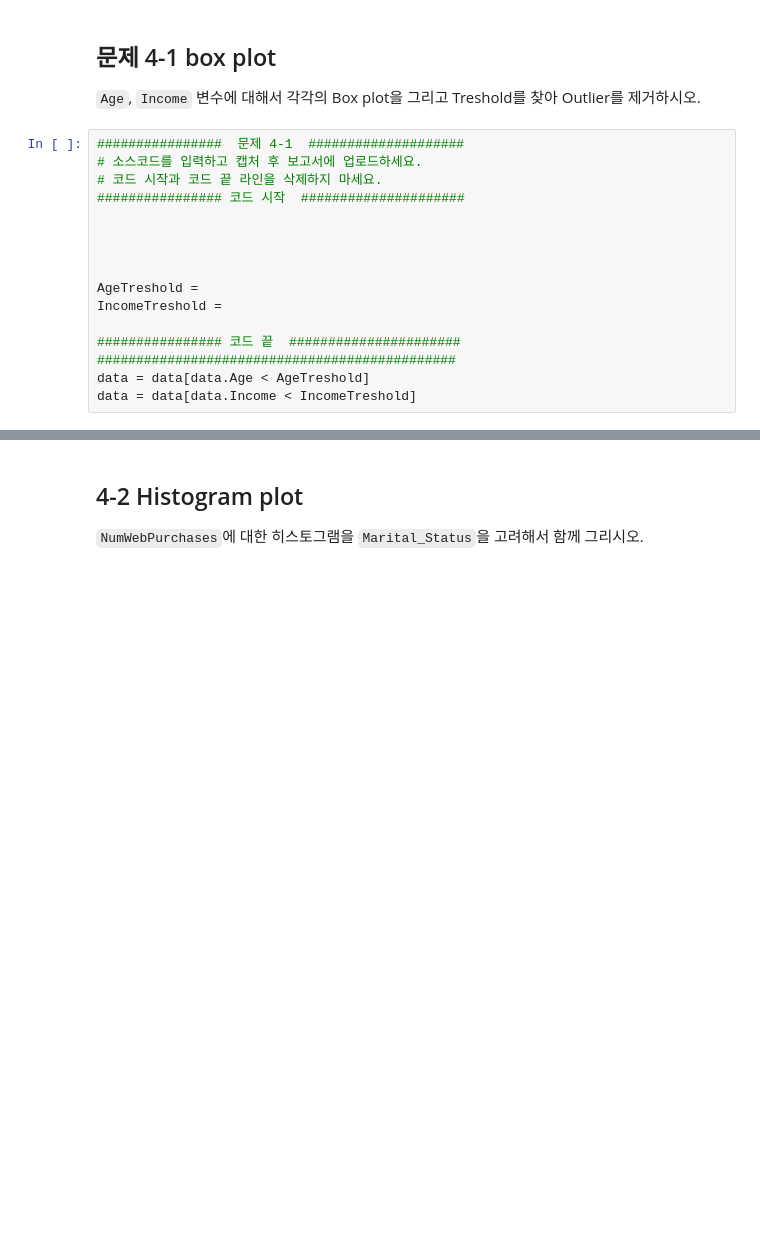
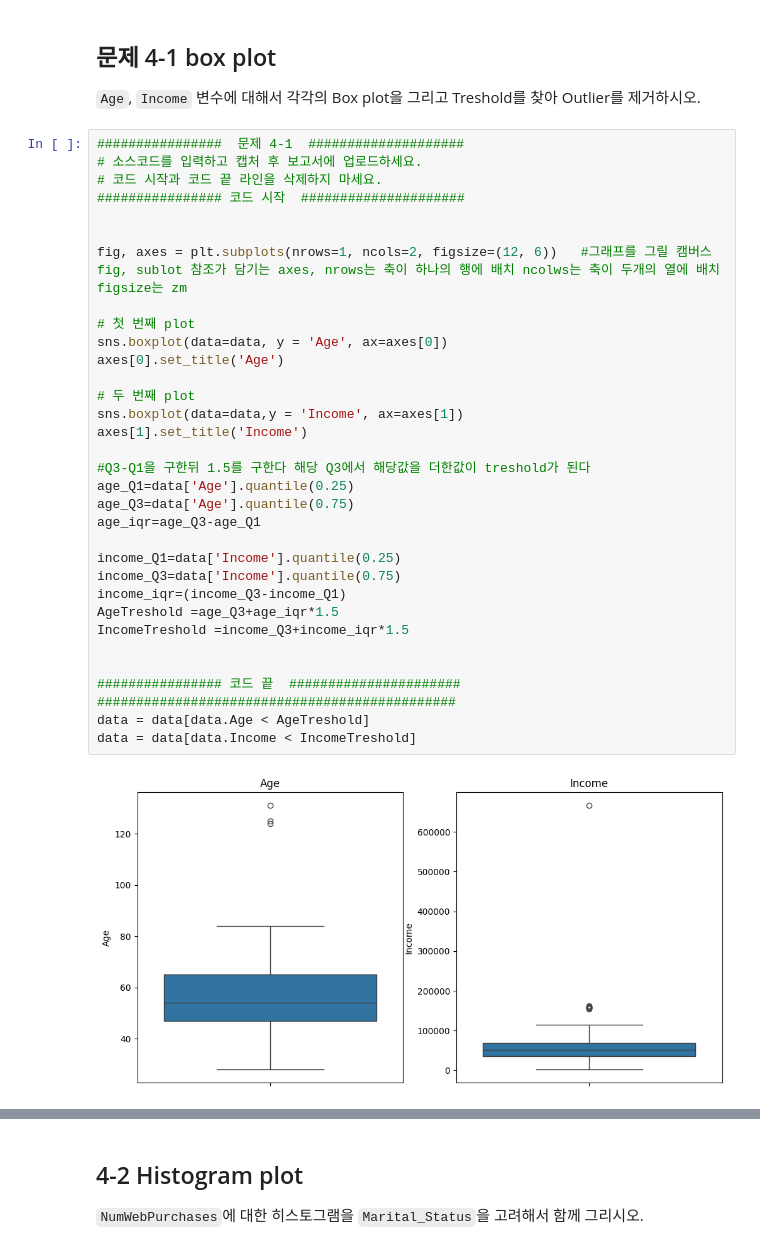
Before and after one commit to tpgus2603/2024S-Ajou-ML, a Jupyter notebook: HW1.ipynb, the cells around one changed output, grey strips where cells are left out. Cells and saved outputs as stored; diff of their text form; blank space fills up the shorter version.

```diff
--- a/HW1.ipynb
+++ b/HW1.ipynb
@@ -666,19 +621,38 @@ axes[1].set_title('2')
 # %% [markdown]
 ## 문제 4-1 box plot
 `Age`, `Income` 변수에 대해서 각각의 Box plot을 그리고 Treshold를 찾아 Outlier를 제거하시오.
-# %%
-################  문제 4-1  ####################
-# 소스코드를 입력하고 캡처 후 보고서에 업로드하세요.
-# 코드 시작과 코드 끝 라인을 삭제하지 마세요.
-################ 코드 시작  #####################
-
-
-
-
-AgeTreshold =
-IncomeTreshold =
-
-################ 코드 끝  ######################
-##############################################
-data = data[data.Age < AgeTreshold]
-data = data[data.Income < IncomeTreshold]
+# %%
+################  문제 4-1  ####################
+# 소스코드를 입력하고 캡처 후 보고서에 업로드하세요.
+# 코드 시작과 코드 끝 라인을 삭제하지 마세요.
+################ 코드 시작  #####################
+
+
+fig, axes = plt.subplots(nrows=1, ncols=2, figsize=(12, 6))   #그래프를 그릴 캠버스 fig, sublot 참조가 담기는 axes, nrows는 축이 하나의 행에 배치 ncolws는 축이 두개의 열에 배치 figsize는 zm
+
+# 첫 번째 plot
+sns.boxplot(data=data, y = 'Age', ax=axes[0])
+axes[0].set_title('Age')
+
+# 두 번째 plot
+sns.boxplot(data=data,y = 'Income', ax=axes[1])
+axes[1].set_title('Income')
+
+#Q3-Q1을 구한뒤 1.5를 구한다 해당 Q3에서 해당값을 더한값이 treshold가 된다
+age_Q1=data['Age'].quantile(0.25)
+age_Q3=data['Age'].quantile(0.75)
+age_iqr=age_Q3-age_Q1
+
+income_Q1=data['Income'].quantile(0.25)
+income_Q3=data['Income'].quantile(0.75)
+income_iqr=(income_Q3-income_Q1)
+AgeTreshold =age_Q3+age_iqr*1.5
+IncomeTreshold =income_Q3+income_iqr*1.5
+
+
+################ 코드 끝  ######################
+##############################################
+data = data[data.Age < AgeTreshold]
+data = data[data.Income < IncomeTreshold]
+# %% [output]
+[figure, added]
```
Also changed, not shown: parts of 37 cells of this notebook.
